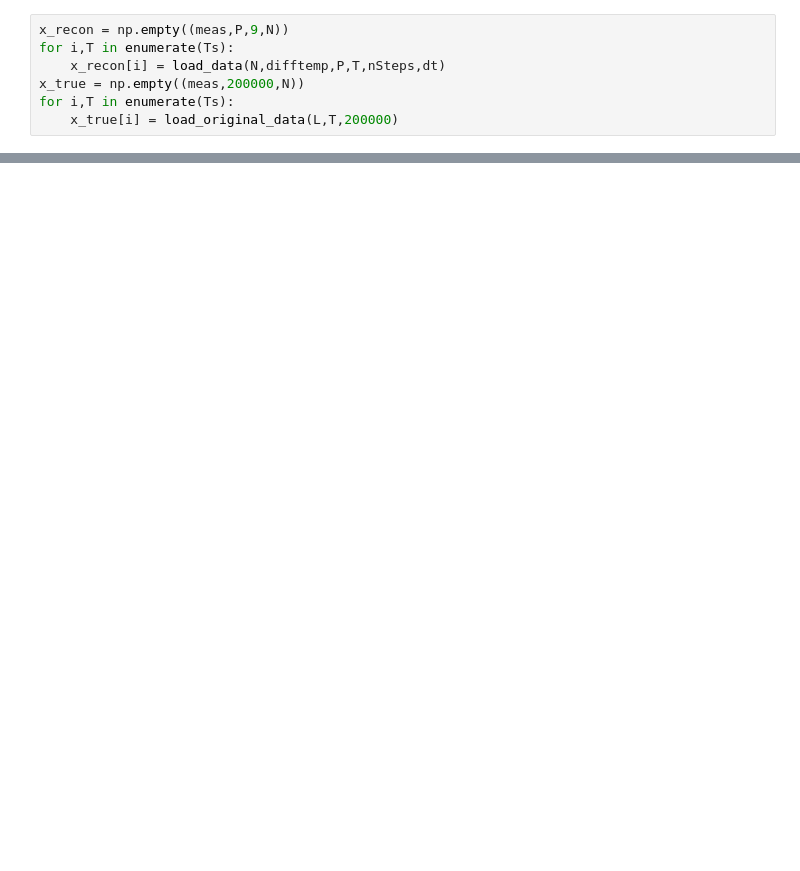
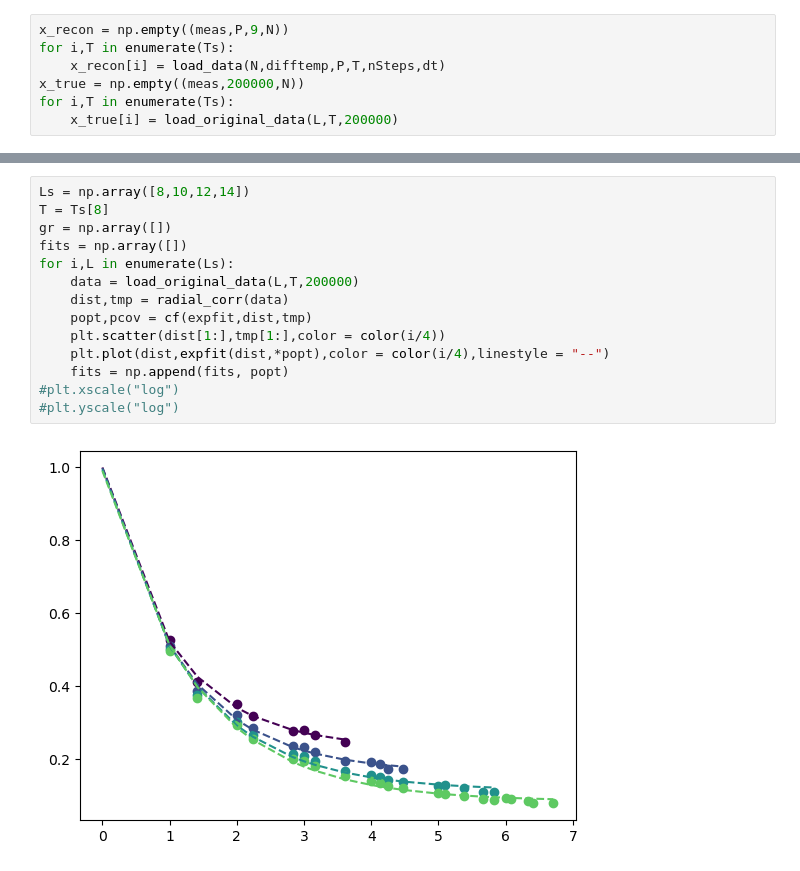
Before and after one commit to bsfn-0323/diffusion, a Jupyter notebook: gaussDiff_analysis.ipynb, the cells around one changed output, grey strips where cells are left out. Drawn from its saved outputs; the diff is of its cells as text; blank space fills up the shorter version.

```diff
--- a/gaussDiff_analysis.ipynb
+++ b/gaussDiff_analysis.ipynb
@@ -49,0 +112,16 @@ plt.legend()
+# %%
+Ls = np.array([8,10,12,14])
+T = Ts[8]
+gr = np.array([])
+fits = np.array([])
+for i,L in enumerate(Ls):
+    data = load_original_data(L,T,200000)
+    dist,tmp = radial_corr(data)
+    popt,pcov = cf(expfit,dist,tmp)
+    plt.scatter(dist[1:],tmp[1:],color = color(i/4))
+    plt.plot(dist,expfit(dist,*popt),color = color(i/4),linestyle = "--")
+    fits = np.append(fits, popt)
+#plt.xscale("log")
+#plt.yscale("log")
+# %% [output]
+[figure, added]
```
Also changed, not shown: parts of 12 cells of this notebook, 4 other files.
